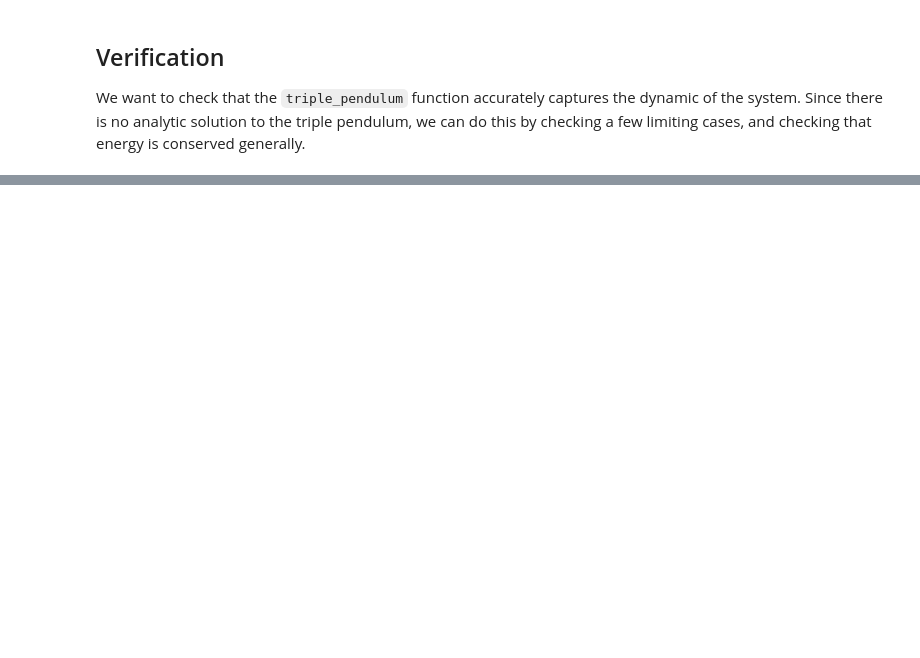
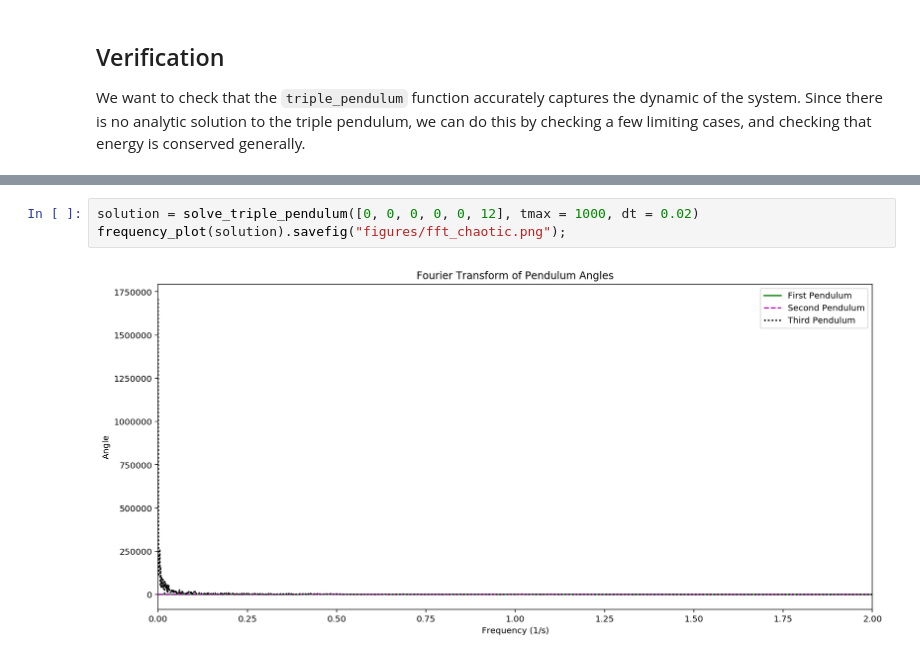
Before and after one commit to CoryMcCartan/triple-pendulum, a Jupyter notebook: workbook.ipynb, the cells around one changed output, grey strips where cells are left out. Drawn from its saved outputs; the diff is of its cells as text; blank space fills up the shorter version.

```diff
--- a/workbook.ipynb
+++ b/workbook.ipynb
@@ -355,0 +325,5 @@ here
+# %%
+solution = solve_triple_pendulum([0, 0, 0, 0, 0, 12], tmax = 1000, dt = 0.02)
+frequency_plot(solution).savefig("figures/fft_chaotic.png");
+# %% [output]
+[figure, added]
```
Also changed, not shown: parts of 25 cells of this notebook, 11 other files.
